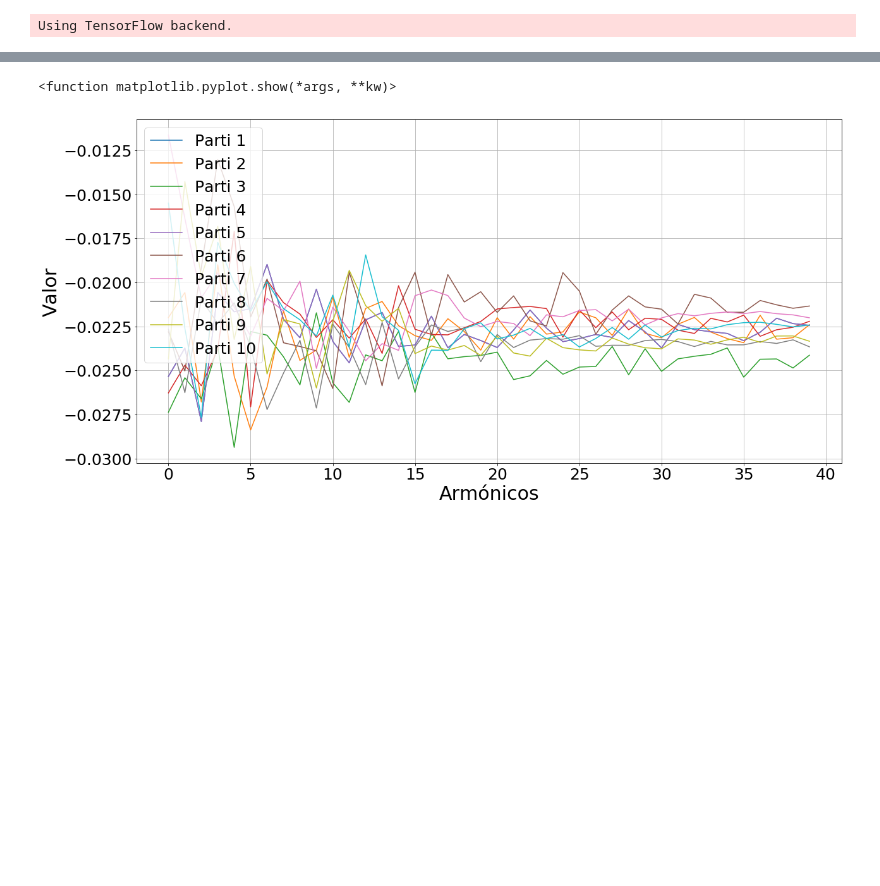
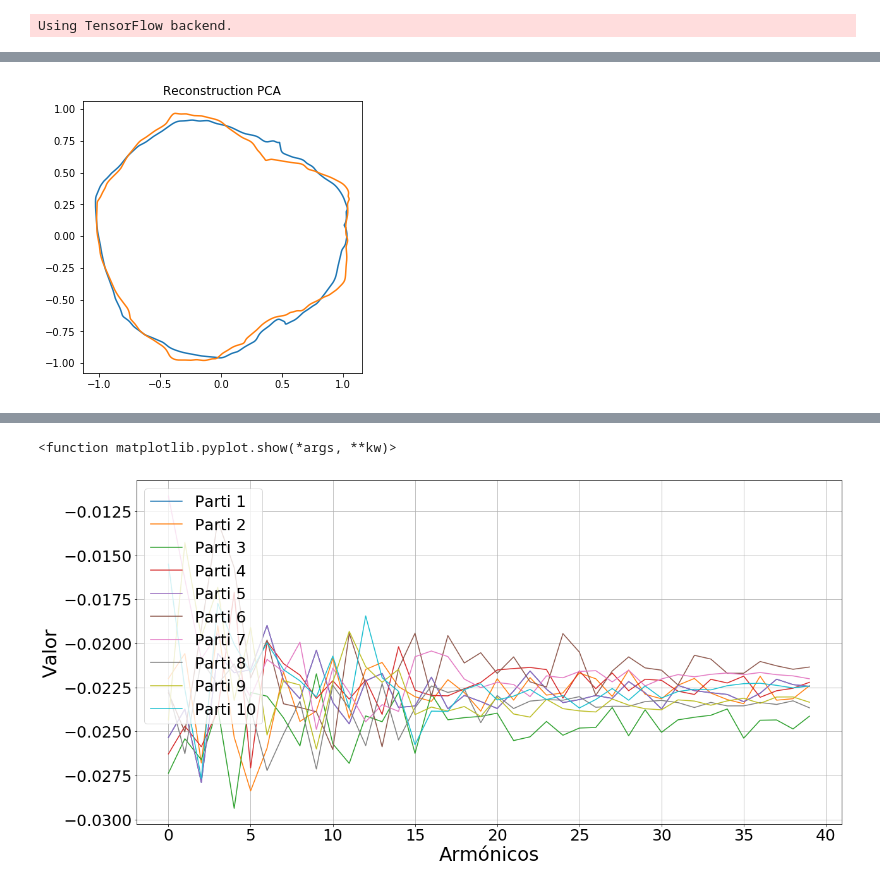
Before and after one commit to Gamalielmch/Morphology, a Jupyter notebook: Jupyter Neural Network/roundness.ipynb, the cells around one changed output, grey strips where cells are left out. Saved outputs shown, nothing was run; the diff lists cells and outputs as text; code cells hidden in the pictures; blank space fills up the shorter version.

```diff
--- a/Jupyter Neural Network/roundness.ipynb
+++ b/Jupyter Neural Network/roundness.ipynb
@@ -31 +69,40 @@ test_df = pd.read_csv("testdata.csv")
+# %%
+#pca = PCA(n_components=4)
+pca = PCA(n_components=2,svd_solver='full')
+pca.fit(arr_std)
+pca_data=pca.transform(arr_std)
+# print (pca.explained_variance_)
+# print (pca.explained_variance_ratio_)
+# print (pca.explained_variance_ratio_.cumsum())
+
+eigenvectores=pca.components_
+eigenvalores=pca.singular_values_
+# per_var=np.round(pca.explained_variance_ratio_*100,decimals=1)
+# labels=['PC'+str(x) for x in range(1,len(per_var)+1)]
+# plt.bar(x=range(1,len(per_var)+1),height=per_var,tick_label=labels)
+
+reco=pca.inverse_transform(pca_data)
+reco=scaler.inverse_transform(reco)
+# print(reco.shape)
+
+reco=reco.T
+A0=0
+C0=0
+recon2=np.zeros((leng_chain,2))
+for t in range(leng_chain):
+    x = 0.0
+    y = 0.0
+    for ii in range(60):
+        x = x + (reco[0,ii] * np.cos(2 * (ii+1) * np.pi * (t+1) / leng_chain) + reco[1,ii] * np.sin(2 * (ii+1) * np.pi* (t+1) / leng_chain))
+        y = y + (reco[2,ii] * np.cos(2 * (ii+1) * np.pi * (t+1) /leng_chain) + reco[3,ii] * np.sin(2 * (ii+1) * np.pi* (t+1) / leng_chain))
+    recon2[t,0] = A0 + x
+    recon2[t,1] = C0 + y
+# print(recon[0:9,:])
+plt.figure(figsize=(5, 5))
+plt.plot(recon2[:,0], recon2[:,1]);
+plt.plot(recon[:,0], recon[:,1]);
+plt.title('Reconstruction PCA')
+plt.show()
+# %% [output]
+[figure, added]
 # %%
```
Also changed, not shown: parts of 9 cells of this notebook, 1 other file.
